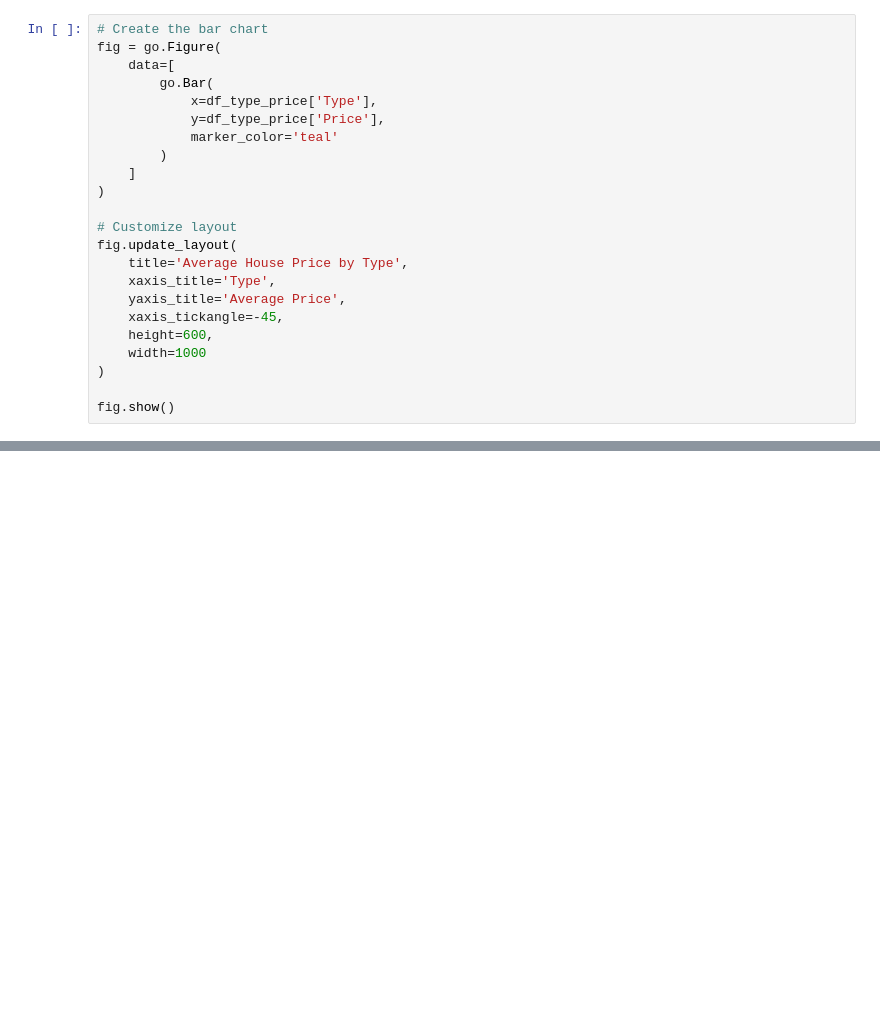
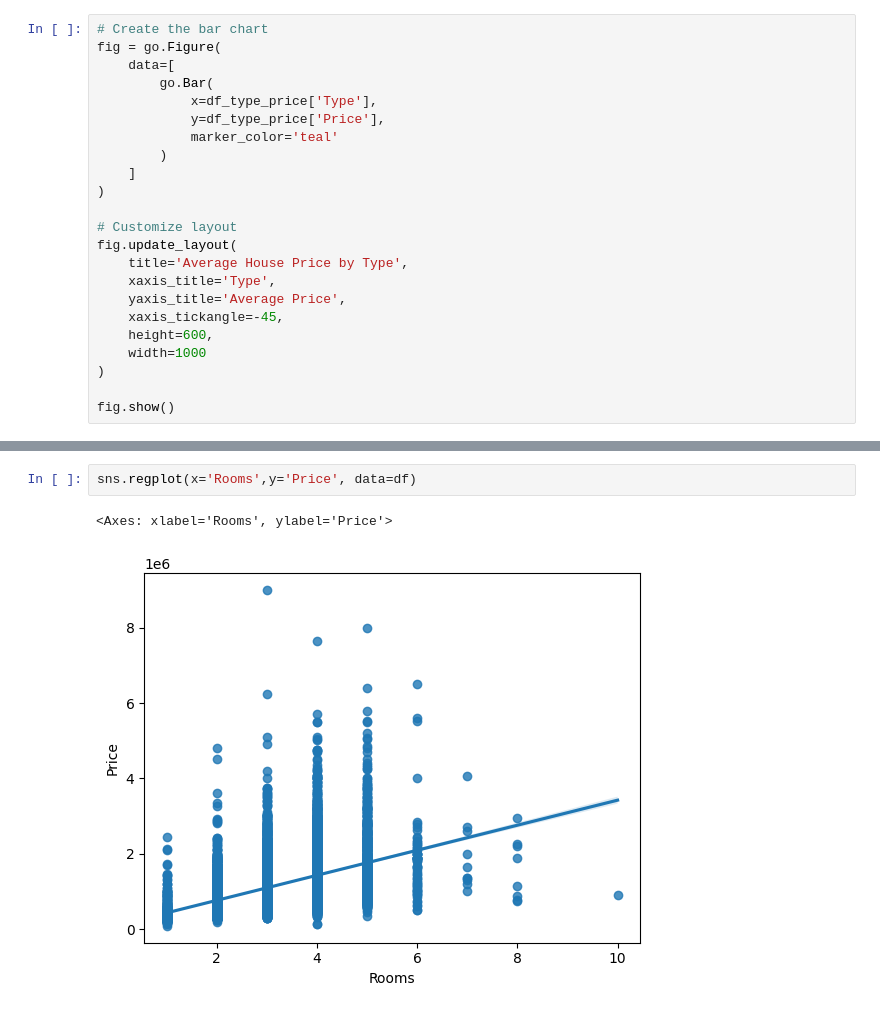
Before and after one commit to AJ-Seargeant/EDA_dashboard, a Jupyter notebook: EDA_dashboard.ipynb, the cells around one changed output, grey strips where cells are left out. Drawn from its saved outputs; the diff is of its cells as text; blank space fills up the shorter version.

```diff
--- a/EDA_dashboard.ipynb
+++ b/EDA_dashboard.ipynb
@@ -266,0 +291,5 @@ fig.show()
+# %%
+sns.regplot(x='Rooms',y='Price', data=df)
+# %% [output]
+<Axes: xlabel='Rooms', ylabel='Price'>
+[figure, added]
```
Also changed, not shown: parts of 14 cells of this notebook.
